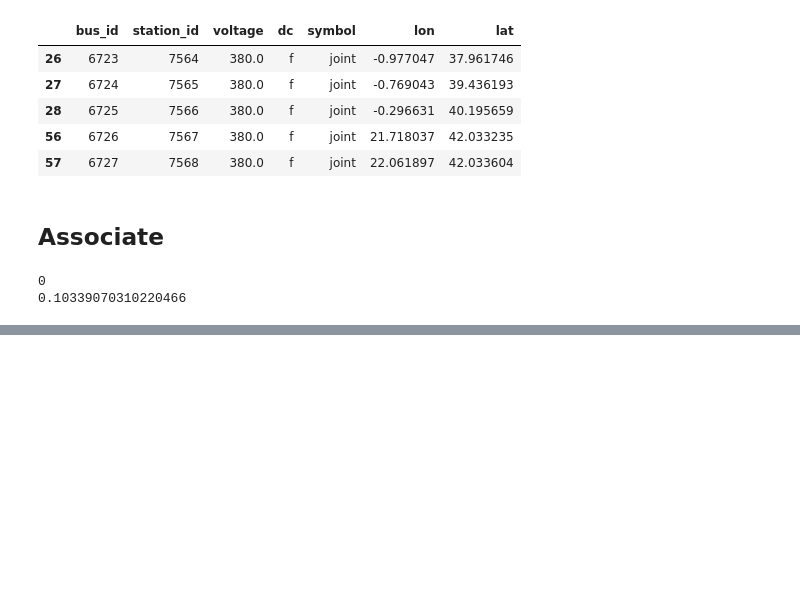
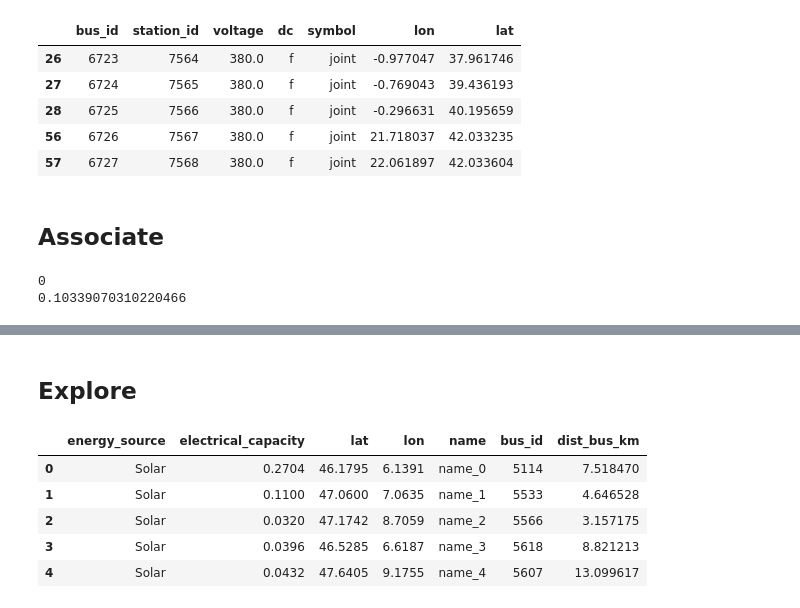
Before and after one commit to sebsa2/ALproject, a Jupyter notebook: associate_powerplants_and_buses.ipynb, the cells around one changed output, grey strips where cells are left out. Drawn from its saved outputs; the diff is of its cells as text; code cells hidden in the pictures; blank space fills up the shorter version.

```diff
--- a/associate_powerplants_and_buses.ipynb
+++ b/associate_powerplants_and_buses.ipynb
@@ -200,0 +198,12 @@ df_all_powerplants.head()
+# %% [markdown]
+## Explore
+# %%
+df_all_powerplants = pd.read_csv('all_powerplants_with_bus.csv', index_col=0)
+df_all_powerplants.head()
+# %% [output]
+|  | energy_source | electrical_capacity | lat | lon | name | bus_id | dist_bus_km |
+| 0 | Solar | 0.2704 | 46.1795 | 6.1391 | name_0 | 5114 | 7.518470 |
+| 1 | Solar | 0.1100 | 47.0600 | 7.0635 | name_1 | 5533 | 4.646528 |
+| 2 | Solar | 0.0320 | 47.1742 | 8.7059 | name_2 | 5566 | 3.157175 |
+| 3 | Solar | 0.0396 | 46.5285 | 6.6187 | name_3 | 5618 | 8.821213 |
+| 4 | Solar | 0.0432 | 47.6405 | 9.1755 | name_4 | 5607 | 13.099617 |
```
Also changed, not shown: parts of 8 cells of this notebook.
